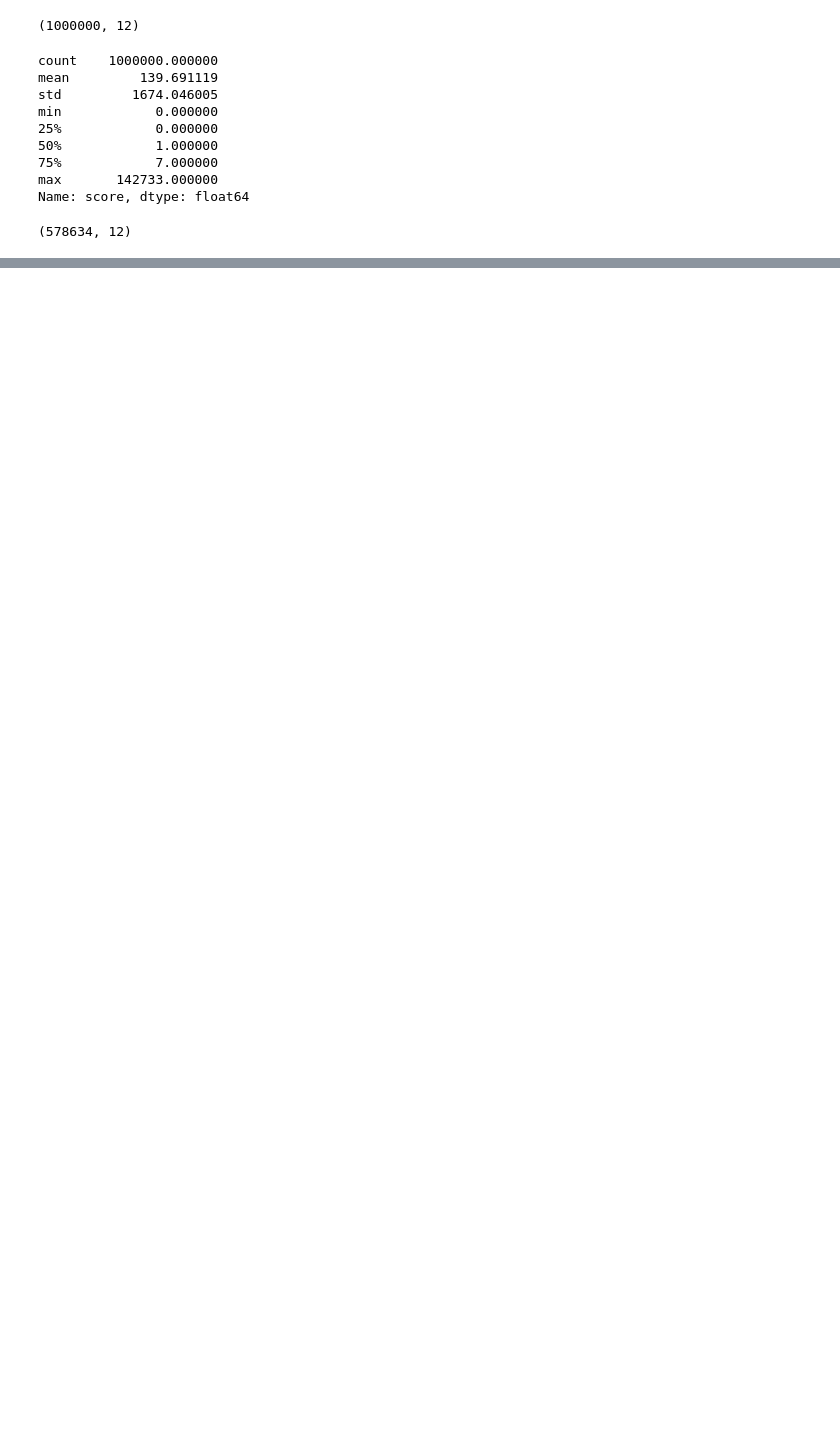
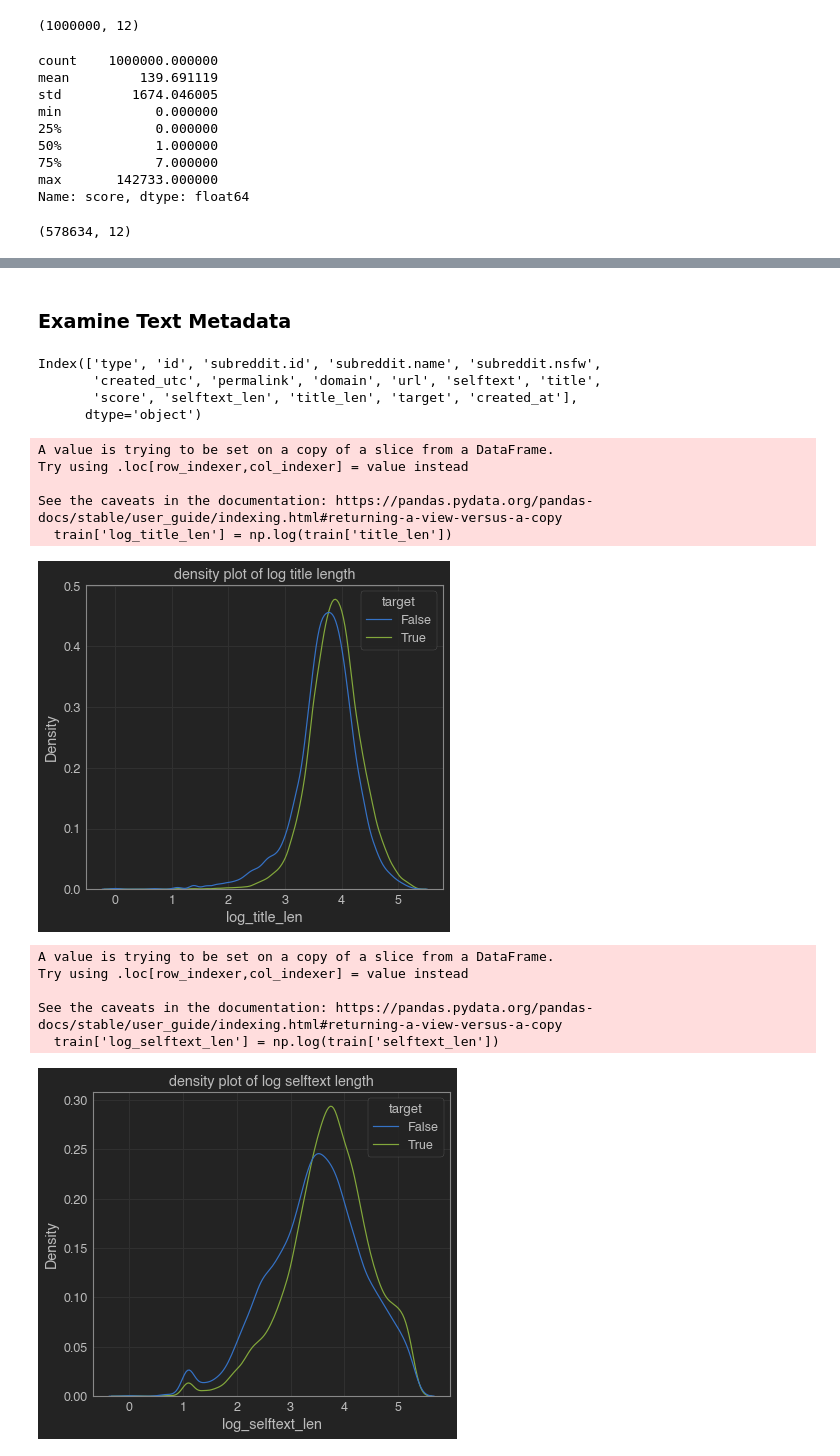
Before and after one commit to Pooret/jokes, a Jupyter notebook: jokes.ipynb, the cells around one changed output, grey strips where cells are left out. Cells and saved outputs as stored; diff of their text form; code cells hidden in the pictures; blank space fills up the shorter version.

```diff
--- a/jokes.ipynb
+++ b/jokes.ipynb
@@ -126,0 +99,5 @@ plt.show()
+# %%
+# create target label
+df_cleaned['target'] = pos_class_mask
+df_concat = pd.concat([df_cleaned[neg_class].sample(updated_class_size), df_cleaned[pos_class_mask]], axis=0)
+df_concat.groupby('target').describe()['score']
@@ -126,0 +148,8 @@ plt.show()
+# %%
+# prepare the dataframe
+training_size = int(len(df_concat)*TRAIN_SIZE)
+df_concat_shuffled = df_concat.sample(len(df_concat)).reset_index(drop=True)
+df_concat_shuffled['selftext'] = df_concat_shuffled['selftext'].fillna(value='emptypunchline')
+train = df_concat_shuffled[:training_size]
+test = df_concat_shuffled[training_size:]
+print(train.shape, test.shape)
@@ -126,0 +191,22 @@ plt.show()
+# %%
+# def clean_text(text):
+
+#   import re
+#   links = r"(https?)\S+"
+#   html_encodings = r"(\&amp;|#x200B;)"
+#   possessive_contractions = r"(\'|'|')"
+
+#   text = re.sub(links, 'urllink', text)
+#   text = re.sub(html_encodings, ' ', text)
+#   text = re.sub(possessive_contractions, '', text)
+#   return text
+
+def preprocess(text):
+  result = []
+  for token in gensim.utils.simple_preprocess(text, deacc=True):
+      result.append(token)
+  return result
+# %%
+train['all_text'] = train['title'] + " " + train['selftext']
+#train['processed'] = train['all_text'].apply(lambda x: clean_text(x))
+train['processed'] = train['all_text'].apply(lambda x: preprocess(x))
@@ -126,0 +397,9 @@ plt.show()
+# %% [markdown]
+### Examine Text Metadata
+# %%
+train.columns
+# %% [output]
+Index(['type', 'id', 'subreddit.id', 'subreddit.name', 'subreddit.nsfw',
+       'created_utc', 'permalink', 'domain', 'url', 'selftext', 'title',
+       'score', 'selftext_len', 'title_len', 'target', 'created_at'],
+      dtype='object')
@@ -126,0 +409,22 @@ plt.show()
+# %%
+train['log_title_len'] = np.log(train['title_len'])
+sns.kdeplot(x='log_title_len', data=train, hue='target')
+plt.title('density plot of log title length')
+plt.show()
+train['log_selftext_len'] = np.log(train['selftext_len'])
+sns.kdeplot(x='log_selftext_len', data=train, hue='target')
+plt.title('density plot of log selftext length')
+plt.show()
+# %% [output]
+A value is trying to be set on a copy of a slice from a DataFrame.
+Try using .loc[row_indexer,col_indexer] = value instead
+
+See the caveats in the documentation: https://pandas.pydata.org/pandas-docs/stable/user_guide/indexing.html#returning-a-view-versus-a-copy
+  train['log_title_len'] = np.log(train['title_len'])
+[figure, added]
+A value is trying to be set on a copy of a slice from a DataFrame.
+Try using .loc[row_indexer,col_indexer] = value instead
+
+See the caveats in the documentation: https://pandas.pydata.org/pandas-docs/stable/user_guide/indexing.html#returning-a-view-versus-a-copy
+  train['log_selftext_len'] = np.log(train['selftext_len'])
+[figure, added]
```
Also changed, not shown: parts of 70 cells of this notebook.
